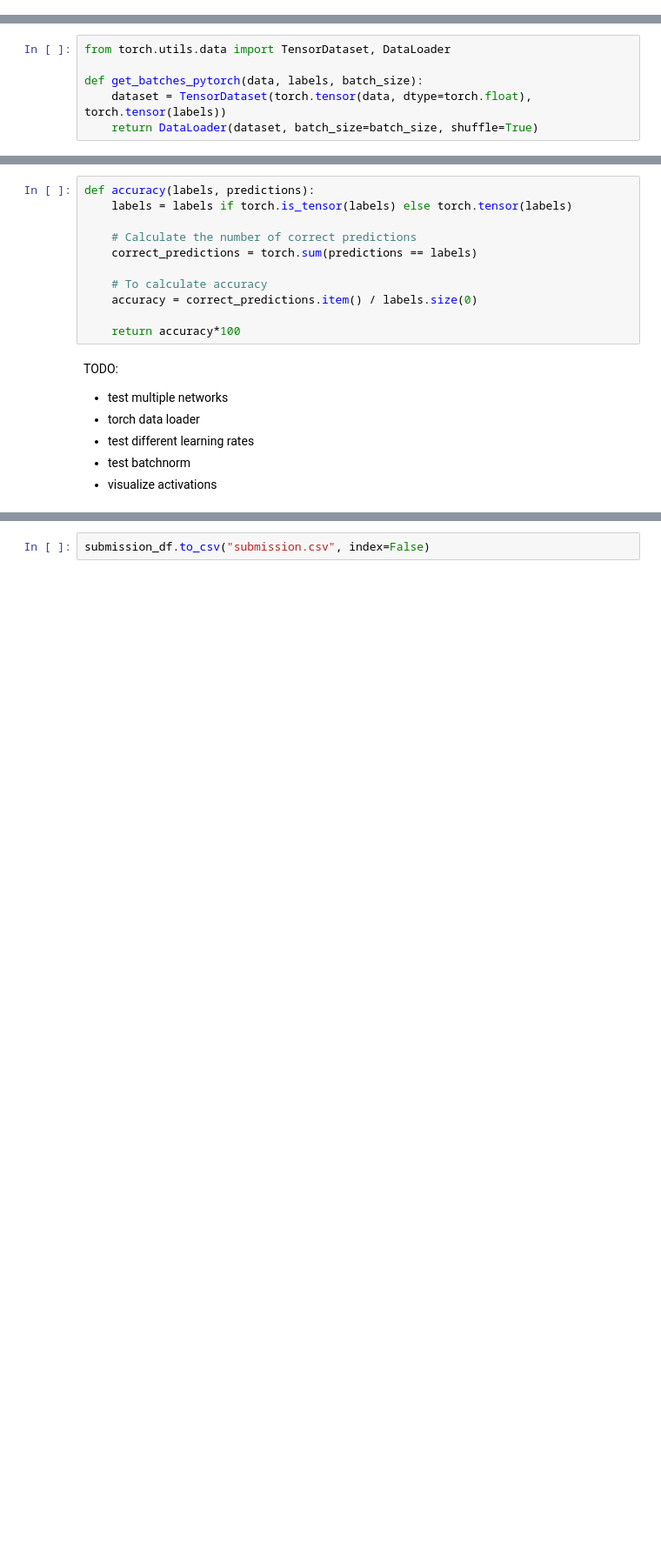
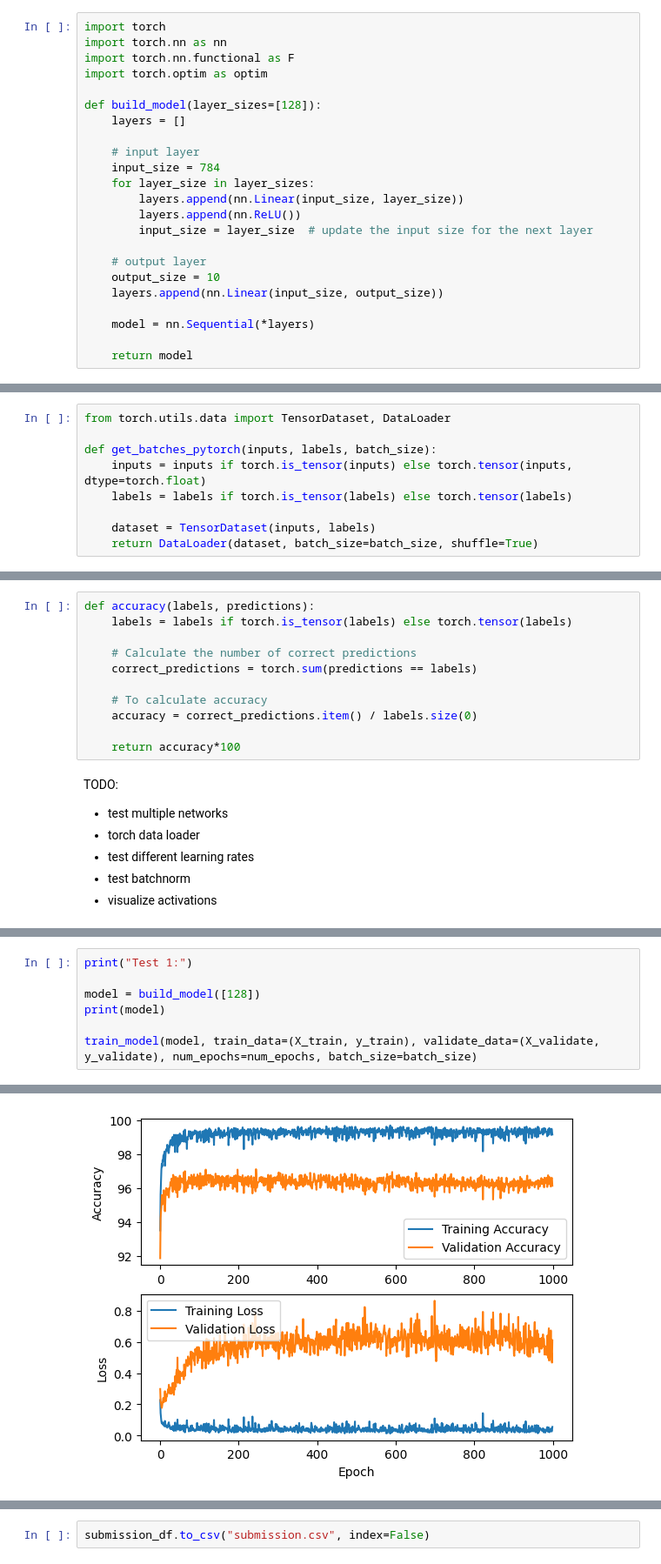
Before and after one commit to zirkelc/ai-notebooks, a Jupyter notebook: mnist-pytorch.ipynb, the cells around one changed output, grey strips where cells are left out. Shown at 87% size. Saved outputs shown, nothing was run; the diff lists cells and outputs as text; blank space fills up the shorter version.

Commit message:
Kaggle Notebook | MNIST w/ PyTorch | Version 27

```diff
--- a/mnist-pytorch.ipynb
+++ b/mnist-pytorch.ipynb
@@ -171,3 +180,26 @@ def build_model(nodes=[128]):
+# %%
+import torch
+import torch.nn as nn
+import torch.nn.functional as F
+import torch.optim as optim
+
+def build_model(layer_sizes=[128]):
+    layers = []
+
+    # input layer
+    input_size = 784
+    for layer_size in layer_sizes:
+        layers.append(nn.Linear(input_size, layer_size))
+        layers.append(nn.ReLU())
+        input_size = layer_size  # update the input size for the next layer
+
+    # output layer
+    output_size = 10
+    layers.append(nn.Linear(input_size, output_size))
+
+    model = nn.Sequential(*layers)
+
+    return model
 # %%
 def get_batches_numpy(data, labels, batch_size):
     indices = np.arange(len(data))
@@ -183,7 +215,10 @@ def get_batches_numpy(data, labels, batch_size):
 # %%
 from torch.utils.data import TensorDataset, DataLoader
 
-def get_batches_pytorch(data, labels, batch_size):
-    dataset = TensorDataset(torch.tensor(data, dtype=torch.float), torch.tensor(labels))
+def get_batches_pytorch(inputs, labels, batch_size):
+    inputs = inputs if torch.is_tensor(inputs) else torch.tensor(inputs, dtype=torch.float)
+    labels = labels if torch.is_tensor(labels) else torch.tensor(labels)
+
+    dataset = TensorDataset(inputs, labels)
     return DataLoader(dataset, batch_size=batch_size, shuffle=True)
 # %%
@@ -301,0 +347,8 @@ plt.legend()
+# %%
+print("Test 1:")
+
+model = build_model([128])
+print(model)
+
+train_model(model, train_data=(X_train, y_train), validate_data=(X_validate, y_validate), num_epochs=num_epochs, batch_size=batch_size)
+# %% [output]
@@ -301,0 +365 @@ plt.legend()
+[figure, added]
```
Also changed, not shown: parts of 17 cells of this notebook.
